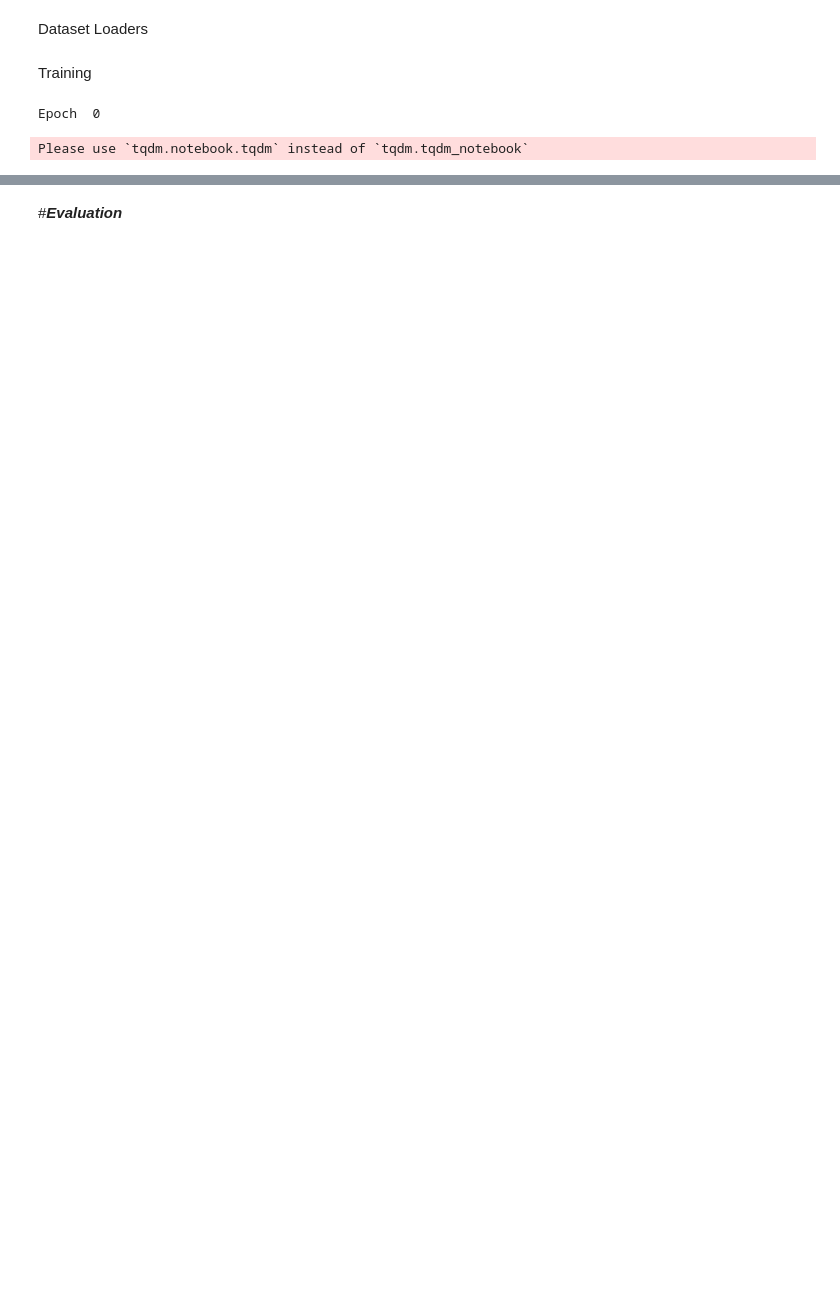
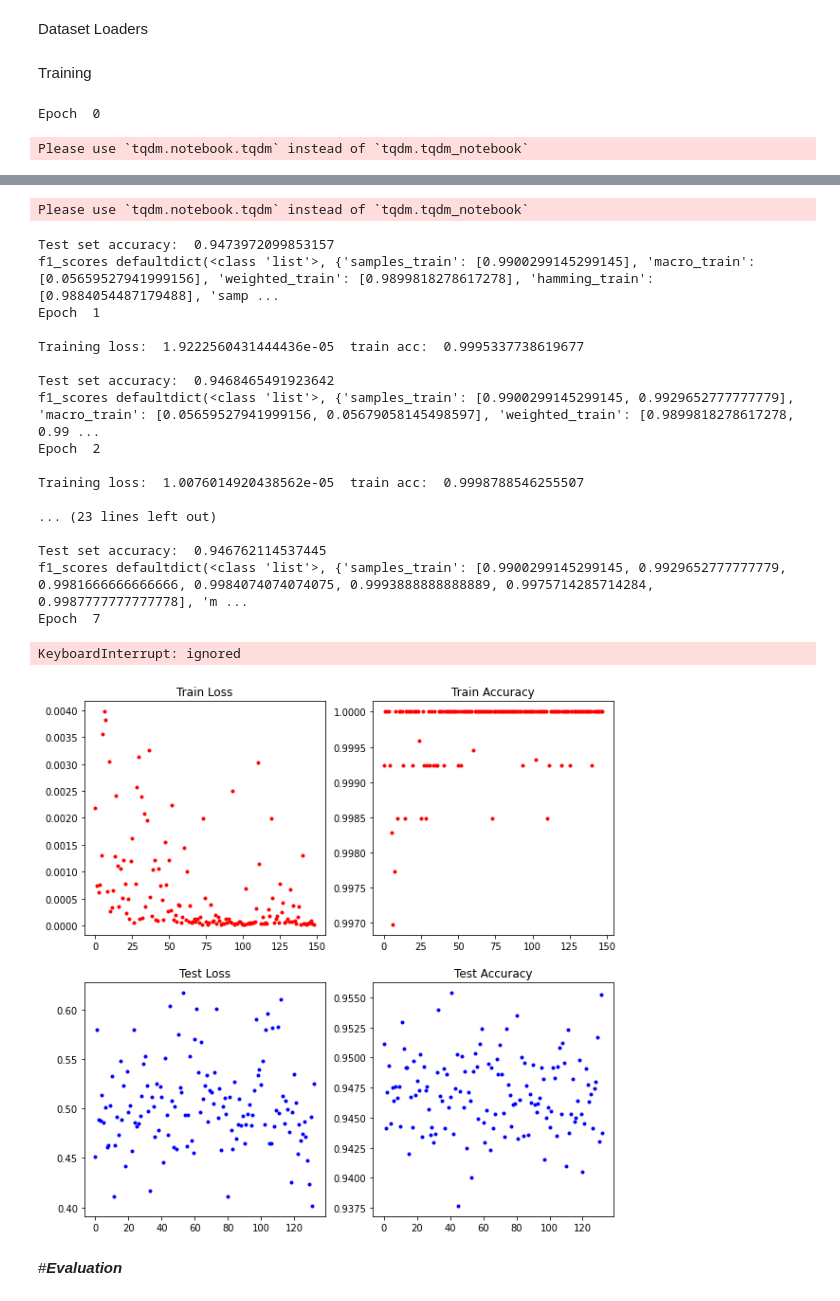
Before and after one commit to g185/AML, a Jupyter notebook: RecipeNet/AML_Project_Giuliano.ipynb, the cells around one changed output, grey strips where cells are left out. Saved outputs shown, nothing was run; the diff lists cells and outputs as text; code cells hidden in the pictures; blank space fills up the shorter version.

```diff
--- a/RecipeNet/AML_Project_Giuliano.ipynb
+++ b/RecipeNet/AML_Project_Giuliano.ipynb
@@ -291,5 +291,3 @@ for name, child in model.named_children():
-# %%
-model = ....
 # %% [markdown]
 #***Training***
 # %% [markdown]
@@ -316,9 +314,9 @@ def hamming_score(y_true, y_pred, normalize=True, sample_weight=None):
 Training Settings
 # %%
 if params["fast_training"] == True:
-    train_df = train_df[:13630]
-    val_df = val_df[:1515]
-    test_df = test_df[:5050]
+    train_df = train_df[:1200]
+    val_df = val_df[:1200]
+    test_df = test_df[:1200]
 
 print(len(val_df))
 model = model.to(device)
@@ -340,7 +338,7 @@ test_loader = torch.utils.data.DataLoader(test_dataset,shuffle=True, batch_size=
 # %% [markdown]
 Training
 # %%
-
+#Definisco i plots
 train_results = defaultdict(list)
 train_iter, test_iter, best_acc = 0,0,0
 fig, ((ax1, ax2), (ax3, ax4)) = plt.subplots(2, 2, figsize = (10, 10))
@@ -349,45 +347,76 @@ ax2.set_title('Train Accuracy')
 ax3.set_title('Test Loss')
 ax4.set_title('Test Accuracy')
 
+#dizionario f1 scores
 f1_scores = defaultdict(list)
+
 for i in tnrange(params["epochs"], desc='Epochs'):
     print("Epoch ",i)
     ## Train Phase
     #Model switches to train phase
     model.train()
 
+    #azzera ris
     all_outputs = []
     all_targets = []
+
     # Running through all mini batches in the dataset
     count, loss_val, correct, total = train_iter, 0, 0, 0
     for img_data, target in tqdm_notebook(train_loader, desc='Training'):
+
+        #load batch
         img_data, target = img_data.to(device), target.to(device)
 
-        output = model(img_data) #FWD prop
+        #FWD prop
+        output = model(img_data)
 
-        loss = criterion(output, target) #Cross entropy loss
+        #Cross entropy loss
+        loss = criterion(output, target)
+
+        #current loss
         c_loss = loss.data.item()
+
+        #plot current loss
         ax1.plot(count, c_loss, 'r.')
+
+        #accumulate loss for training phase
         loss_val += c_loss
 
         optimizer.zero_grad() #Zero out any cached gradients
         loss.backward() #Backward pass
         optimizer.step() #Update the weights
 
+        #number of outputs, batch * labels
         total_batch = (target.size(0) * target.size(1))
         total += total_batch
+
+        #output and targets
         output_data = torch.sigmoid(output)>=0.5
         target_data = (target==1.0)
+
+        #carica i risultati e i target
         for arr1,arr2 in zip(output_data, target_data):
             all_outputs.append(list(arr1.cpu().numpy()))
             all_targets.append(list(arr2.cpu().numpy()))
+
+        #accuracy
         c_acc = torch.sum((output_data == target_data.to(device)).to(torch.float)).item()
+
+        #plot accuracy
         ax2.plot(count, c_acc/total_batch, 'r.')
+
+        #accumula accuracy
         correct += c_acc
+
+        #accumula numero di steps per epoch
         count +=1
 
+    #prendi i risultati dell'ultimo training
     all_outputs = np.array(all_outputs)
     all_targets = np.array(all_targets)
+
+    #Training Metrics
+    #______________________________________________________________________________________________________
     f1score_samples = f1_score(y_true=all_targets, y_pred=all_outputs, average='samples')
     f1score_macro = f1_score(y_true=all_targets, y_pred=all_outputs, average='macro')
     f1score_weighted = f1_score(y_true=all_targets, y_pred=all_outputs, average='weighted')
@@ -399,7 +428,10 @@ for i in tnrange(params["epochs"], desc='Epochs'):
     f1_scores["macro_train"].append(f1score_macro)
     f1_scores["weighted_train"].append(f1score_weighted)
     f1_scores["hamming_train"].append(hamming)
-
+    #____________________________________________________________________________________________________________________
+    #Training loss val è loss per image,
+    #train_iter è count, numero di steps, images in training / batch size * epoch number
+    #train_acc over training
     train_loss_val, train_iter, train_acc = loss_val/len(train_loader.dataset), count, correct/float(total)
 
     print("Training loss: ", train_loss_val, " train acc: ",train_acc)
@@ -412,7 +444,7 @@ for i in tnrange(params["epochs"], desc='Epochs'):
     all_targets = []
     #Running through all mini batches in the dataset
     count, correct, total, lost_val = test_iter, 0, 0, 0
-    for img_data, target in tqdm_notebook(val_loader, desc='Testing'):
+    for img_data, target in tqdm_notebook(val_loader, desc='Validation'):
         img_data, target = img_data.to(device), target.to(device)
         output = model(img_data)
         loss = criterion(output, target) #Cross entropy loss
@@ -477,2 +510,22 @@ Please use `tqdm.notebook.tqdm` instead of `tqdm.tqdm_notebook`
+Please use `tqdm.notebook.tqdm` instead of `tqdm.tqdm_notebook`
+Test set accuracy:  0.9473972099853157
+f1_scores defaultdict(<class 'list'>, {'samples_train': [0.9900299145299145], 'macro_train': [0.05659527941999156], 'weighted_train': [0.9899818278617278], 'hamming_train': [0.9884054487179488], 'samp ...
+Epoch  1
+
+Training loss:  1.9222560431444436e-05  train acc:  0.9995337738619677
+
+Test set accuracy:  0.9468465491923642
+f1_scores defaultdict(<class 'list'>, {'samples_train': [0.9900299145299145, 0.9929652777777779], 'macro_train': [0.05659527941999156, 0.05679058145498597], 'weighted_train': [0.9899818278617278, 0.99 ...
+Epoch  2
+
+Training loss:  1.0076014920438562e-05  train acc:  0.9998788546255507
+
+... (23 lines left out)
+
+Test set accuracy:  0.946762114537445
+f1_scores defaultdict(<class 'list'>, {'samples_train': [0.9900299145299145, 0.9929652777777779, 0.9981666666666666, 0.9984074074074075, 0.9993888888888889, 0.9975714285714284, 0.9987777777777778], 'm ...
+Epoch  7
+KeyboardInterrupt: ignored
+[figure, added]
 # %% [markdown]
 #***Evaluation***
```
Also changed, not shown: parts of 6 cells of this notebook.
